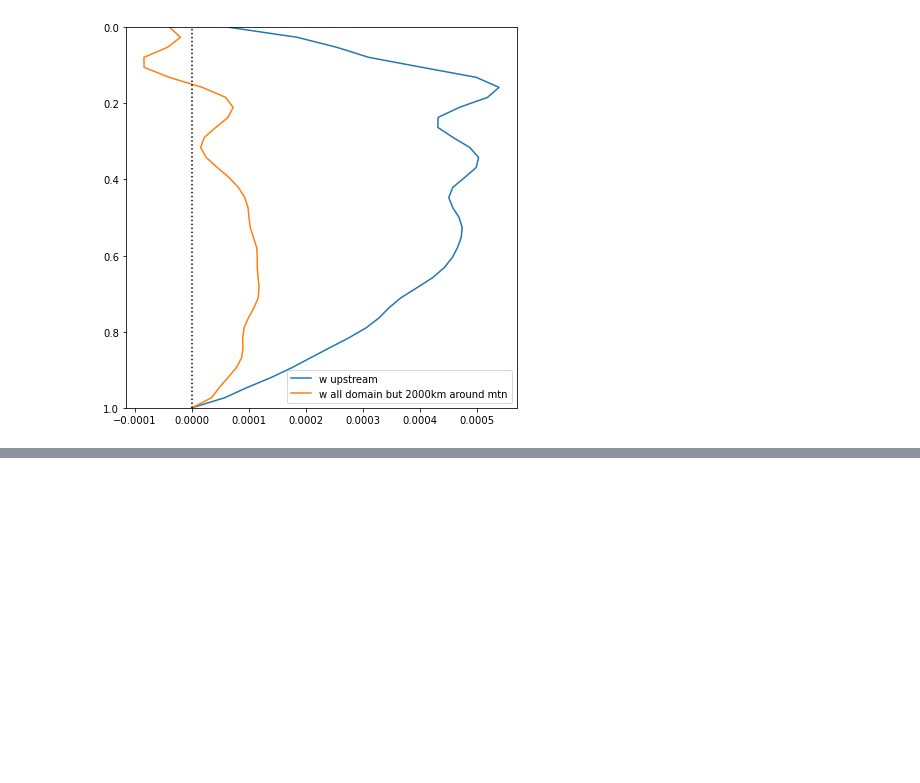
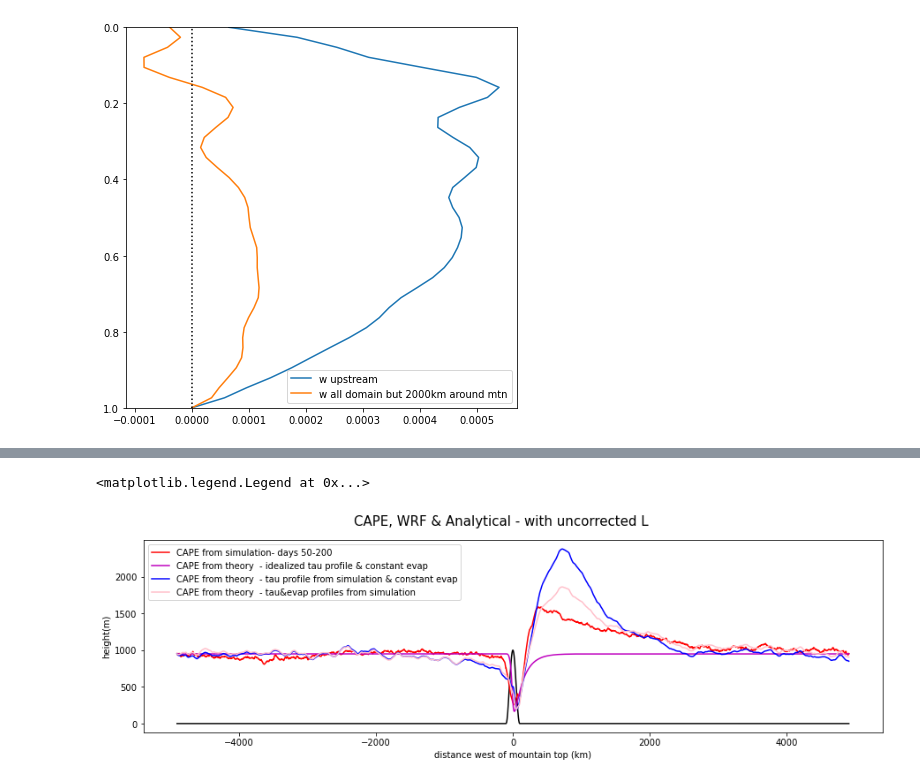
Before and after one commit to qnicolas/orographicPrecipitation, a Jupyter notebook: wrfProcessing/wrf_channel_3v10.ipynb, the cells around one changed output, grey strips where cells are left out. Saved outputs shown, nothing was run; the diff lists cells and outputs as text; code cells hidden in the pictures; blank space fills up the shorter version.

```diff
--- a/wrfProcessing/wrf_channel_3v10.ipynb
+++ b/wrfProcessing/wrf_channel_3v10.ipynb
@@ -423,0 +471,7 @@ ax.axvline(0,linestyle='dotted',color='k')
+# %%
+Evap = 4.4 #mm/day = kg/m2/day
+Lv = 2.26e6 # J/kg
+M=10000
+
+Ehat = Lv*Evap/86400/M
+CAPERCE = tau_c0*Ehat*(a1hat+b1hat)/(a1hat*b1hat)
@@ -423,0 +508,18 @@ ax.axvline(0,linestyle='dotted',color='k')
+# %%
+fig, ax = plt.subplots(1,1,figsize=(15,4))
+ax.set_xlabel("distance west of mountain top (km)")
+ax.set_ylabel("height(m)")
+
+ax.plot(hrdist,hrhgt,color='k')
+ax.plot(hrdist ,hrchannel3_capecin[0].isel(Time=slice(200,400)).mean(['south_north','Time']),label='CAPE from simulation- days 50-200',color='r')
+
+kappa=1.7
+ax.plot(hrdist,kappa*cape_analytical(x,f,L_uncorrected,CAPERCE)[::-1],color="m",label='CAPE from theory  - idealized tau profile & constant evap')
+ax.plot(hrdist,kappa*cape_analytical(x,fsim,L_uncorrected,CAPERCE)[::-1],color="blue",label='CAPE from theory  - tau profile from simulation & constant evap')
+ax.plot(hrdist,kappa*cape_analytical_Lx(x,fsim,L_uncorrected,CAPERCE,alpha)[::-1],color="pink",label='CAPE from theory  - tau&evap profiles from simulation')
+
+fig.suptitle("CAPE, WRF & Analytical - with uncorrected L", fontsize=15)
+ax.legend()
+# %% [output]
+<matplotlib.legend.Legend at 0x...>
+[figure, added]
```
Also changed, not shown: parts of 20 cells of this notebook, 2 other files.
